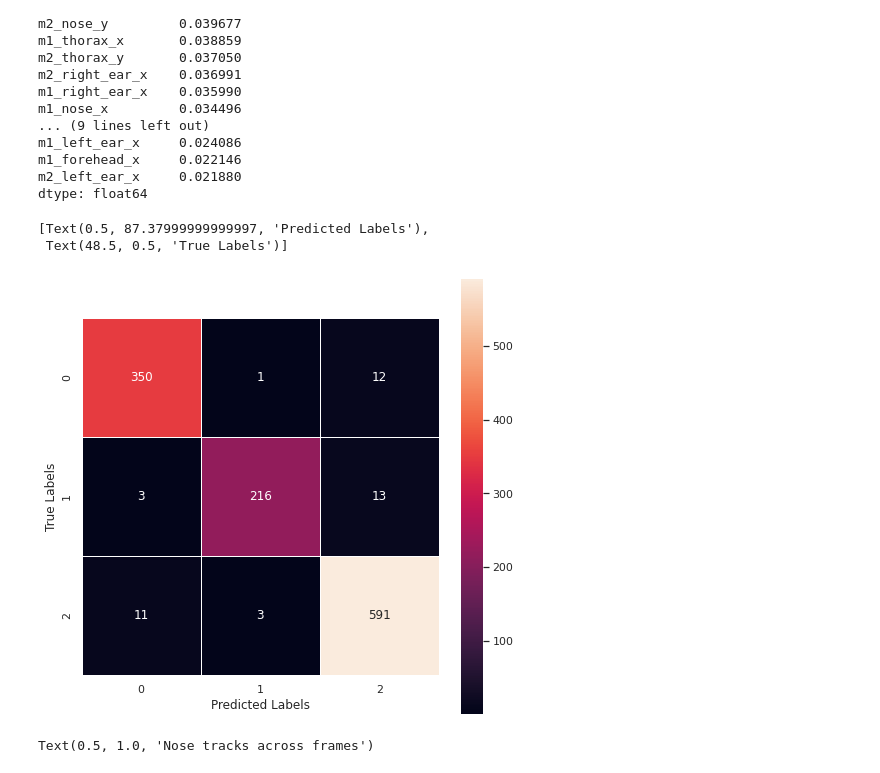
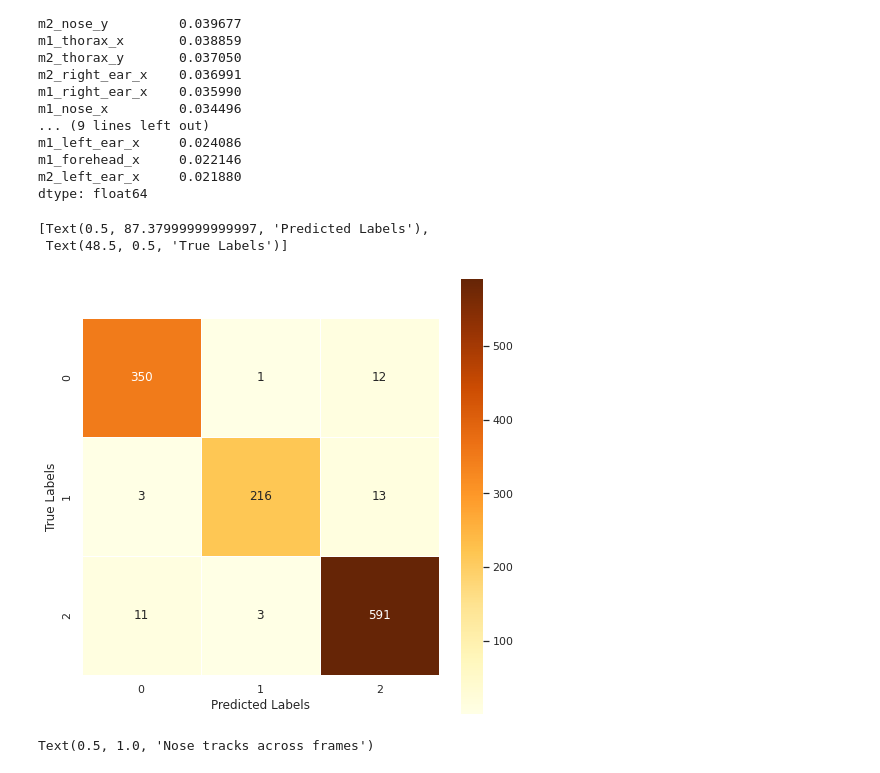
Before and after one commit to padillacoreanolab/ml_behavioral_quantification, a Jupyter notebook: prediction_analysis.ipynb, the cells around one changed output. Drawn from its saved outputs; the diff is of its cells as text; code cells hidden in the pictures.

Commit message:
Change Color palette for plots

```diff
--- a/prediction_analysis.ipynb
+++ b/prediction_analysis.ipynb
@@ -521,14 +521,15 @@ dtype: float64
 # %%
 # Making the Confusion Matrix
 from sklearn.metrics import confusion_matrix
 cm = confusion_matrix(y_test, prediction_test)
-# sns.set(rc={'figure.figsize':(8,8)})
-plot = sns.heatmap(cm, annot=True, square=True, linewidths=.5, cmap="Blues_r", fmt='d')
+sns.set(rc={'figure.figsize':(8,8)})
+plot = sns.heatmap(cm, annot=True, square=True, linewidths=.5, cmap="YlOrBr", fmt='d')
+# plot = sns.heatmap(cm, annot=True, square=True, linewidths=.5, cmap="RdBu", fmt='d')
 plot.set(xlabel='Predicted Labels', ylabel='True Labels')
 # %% [output]
 [Text(0.5, 87.37999999999997, 'Predicted Labels'),
  Text(48.5, 0.5, 'True Labels')]
-[figure, old version]
+[figure, new version]
 # %%
 sns.set('notebook', 'ticks', font_scale=1.2)
 mpl.rcParams['figure.figsize'] = [15,6]
```
